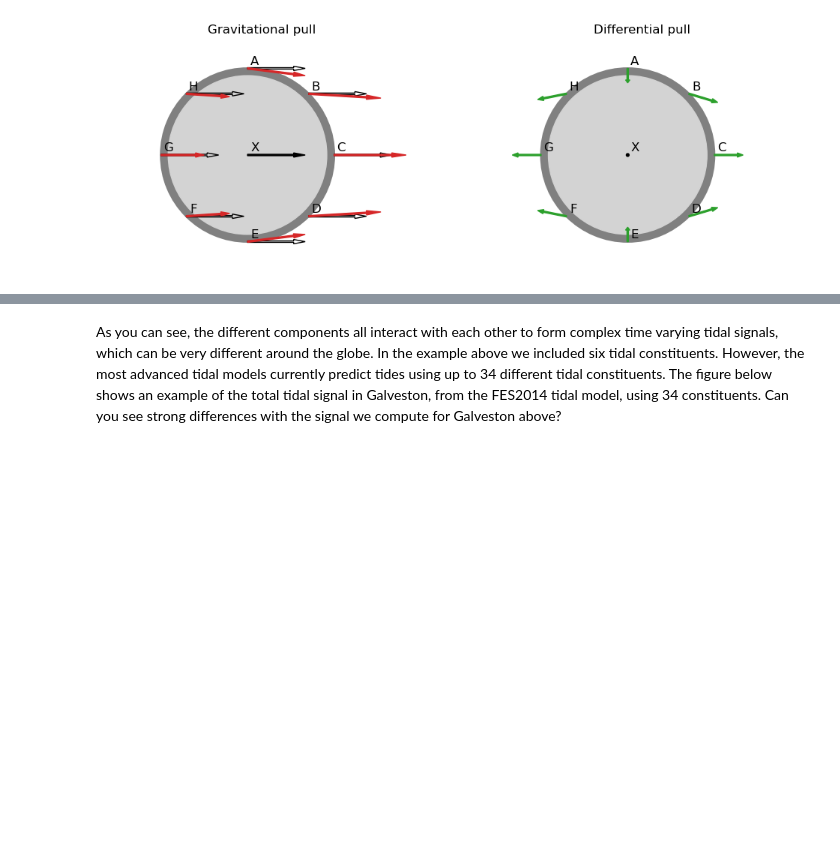
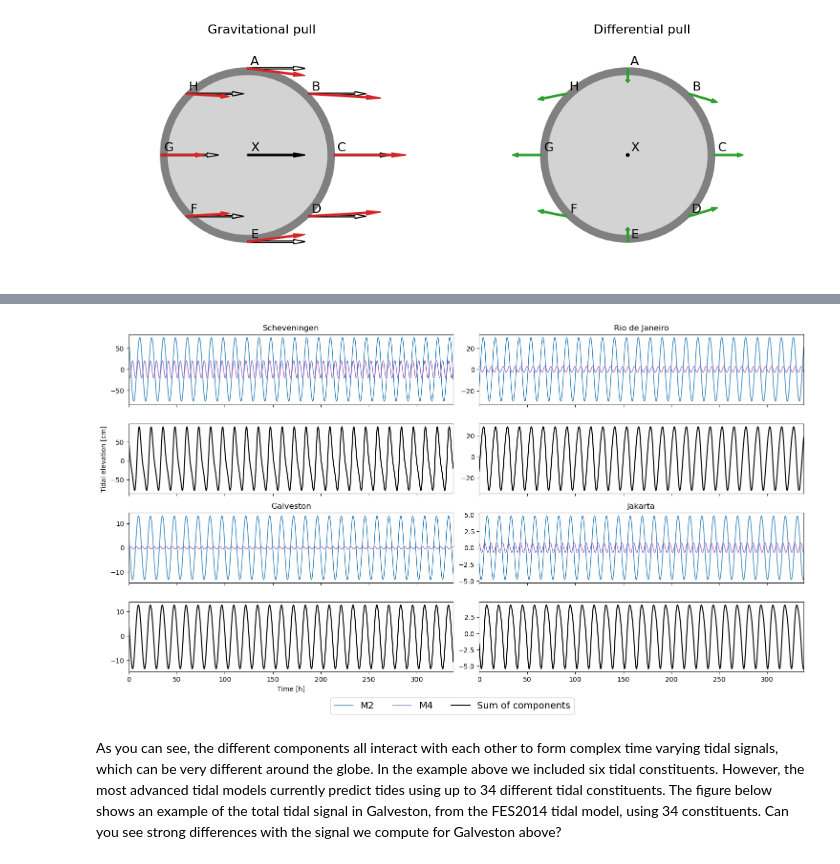
Before and after one commit to FlorisCalkoen/CoastalCodebook, a Jupyter notebook: coastalcodebook/assignments/02_the_tide/02_the_tide.ipynb, the cells around one changed output, grey strips where cells are left out. Saved outputs shown, nothing was run; the diff lists cells and outputs as text; code cells hidden in the pictures; blank space fills up the shorter version.

```diff
--- a/coastalcodebook/assignments/02_the_tide/02_the_tide.ipynb
+++ b/coastalcodebook/assignments/02_the_tide/02_the_tide.ipynb
@@ -225,13 +258,13 @@ Now, below we load the data (phase and amplitude of each component) and plot the
 # %%
-# Tidal components and their angular frequencies (numer to the right is the period in hours)
+# Tidal components and their angular frequencies (number to the right is the period in hours)
 # Comment / uncomment to select the contituents that are plotted
 comps = {
     'M2'    :   [2*np.pi / 12.42, 'C0'],    # Principal lunar semidiurnal
-    'S2'    :   [2*np.pi / 12, 'C1'],       # Principal solar semidiurnal
-    'K1'    :   [2*np.pi / 23.93, 'C2'],    # Lunar-solar declinational diurnal
-    'O1'    :   [2*np.pi / 25.82, 'C3'],    # Principal lunar diurnal
+    # 'S2'    :   [2*np.pi / 12, 'C1'],       # Principal solar semidiurnal
+    # 'K1'    :   [2*np.pi / 23.93, 'C2'],    # Lunar-solar declinational diurnal
+    # 'O1'    :   [2*np.pi / 25.82, 'C3'],    # Principal lunar diurnal
     'M4'    :   [2*np.pi / 6.21, 'C4'],     # First shallow water lunar overtide
-    'Mf'    :   [2*np.pi / 327.9, 'C5'],    # Lunisolar fortnightly period
+    # 'Mf'    :   [2*np.pi / 327.9, 'C5'],    # Lunisolar fortnightly period
 }
 
 # Time window for which we will compute the tidal components. t is in hours so for one month we use around 300 hours.
@@ -253,33 +286,36 @@ for i,j in zip(range(len(locs)), [0,1,4,5]):
     harms = {}
     for comp in comps.keys():
         # Store data for current component in temporary numpy array
         temp = tide[comp][tide[comp].index == locs[i].lower()].to_numpy()[0]
 
         # Use harmonic() to compute each harmonic constituent
         harms[comp] = harmonic(temp[3], temp[2], comps[comp][0], t)
 
         # Plot each individual constituent in the upper subplot
         ax[j].plot(t,harms[comp], '-', linewidth=1, c=comps[comp][1])
 
     # Plot the sum of the selected constituents in the lower subplot
     ax[j+2].plot(t,sum([harms[comp] for comp in comps.keys()]),'k')
 
     # Axis settings
     ax[j].set_xlim(t[0],t[-1])
     # ax[i].set_ylim(-2,2)
     ax[j].set_title(locs[i])
 
 ax[6].set_xlabel('Time [h]')
 ax[2].set_ylabel('Tidal elevation [cm]')
 
 list_comp = [comp for comp in comps]
 empty_str = [str('_nolegend_') for comp in comps]
 list_comp += empty_str
 list_comp += ['Sum of components']
 
 fig.legend(list_comp, loc='lower center', ncol=len(list_comp), bbox_to_anchor=(0.5,-0.05),fontsize=14)
 
 plt.tight_layout()
+plt.show()
+# %% [output]
+[figure, added]
 # %% [markdown]
 As you can see, the different components all interact with each other to form complex time varying tidal signals, which can be very different around the globe. In the example above we included six tidal constituents. However, the most advanced tidal models currently predict tides using up to 34 different tidal constituents. The figure below shows an example of the total tidal signal in Galveston, from the FES2014 tidal model, using 34 constituents. Can you see strong differences with the signal we compute for Galveston above?
 # %% [markdown]
```
Also changed, not shown: parts of 12 cells of this notebook, 4 other files.
